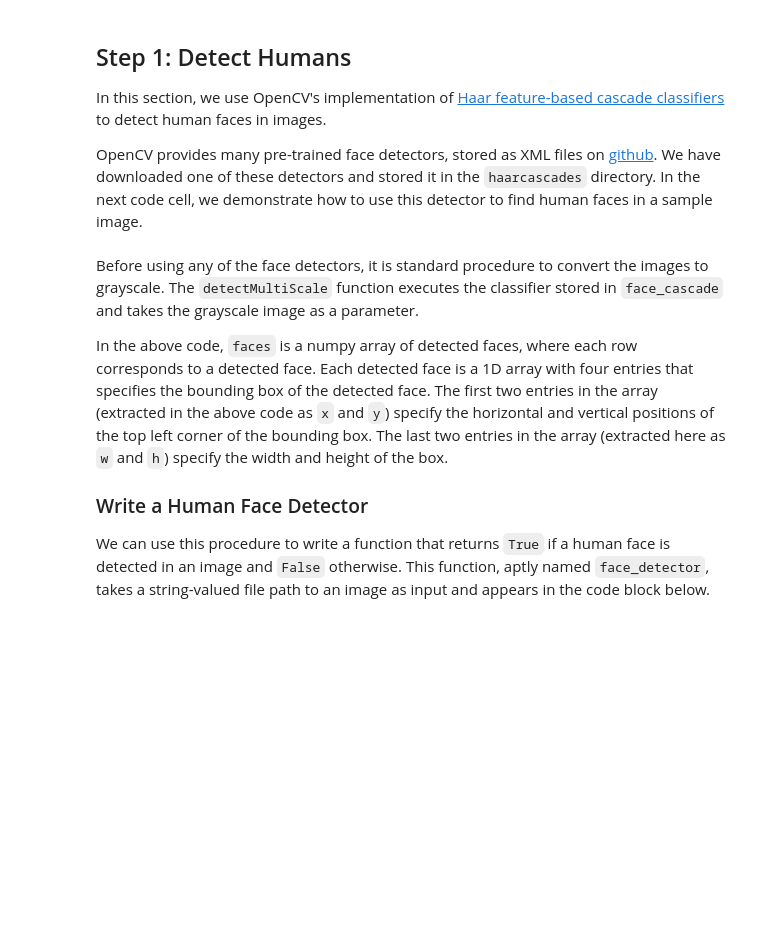
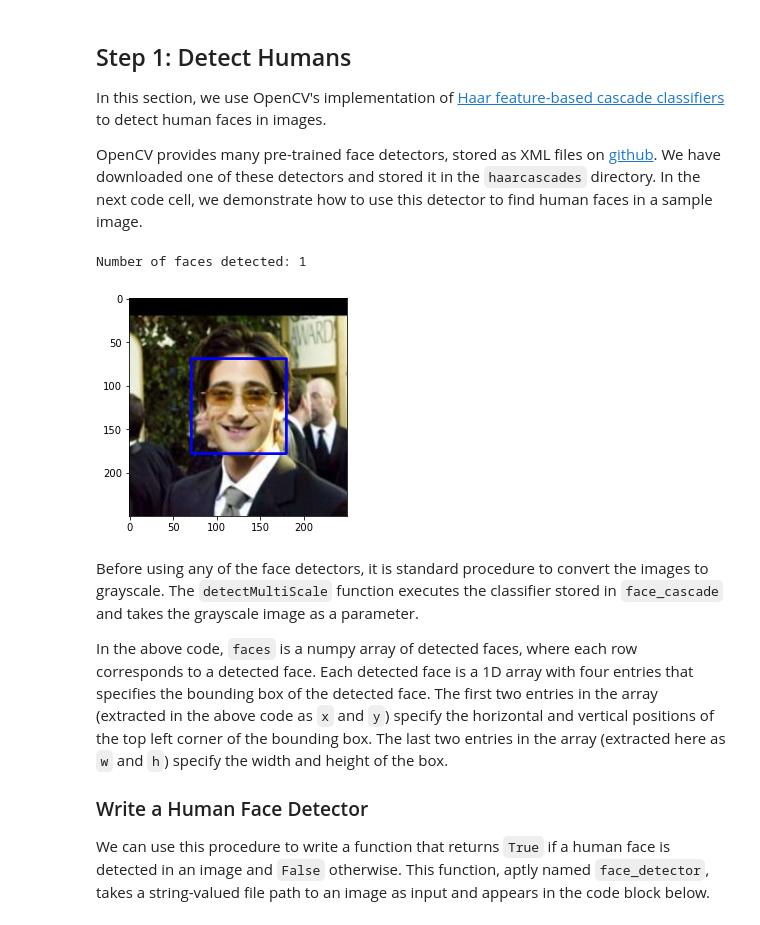
Before and after one commit to albert-kuc/Dog-Breed-Classifier, a Jupyter notebook: dog_app.ipynb, the cells around one changed output. Drawn from its saved outputs; the diff is of its cells as text; code cells hidden in the pictures; blank space fills up the shorter version.

```diff
--- a/dog_app.ipynb
+++ b/dog_app.ipynb
@@ -71,33 +74,37 @@ OpenCV provides many pre-trained face detectors, stored as XML files on [github]
 # %%
 import cv2
 import matplotlib.pyplot as plt
 %matplotlib inline
 
 # extract pre-trained face detector
 face_cascade = cv2.CascadeClassifier('haarcascades/haarcascade_frontalface_alt.xml')
 
 # load color (BGR) image
-img = cv2.imread(human_files[0])
+img = cv2.imread(human_files[100])
+
 # convert BGR image to grayscale
 gray = cv2.cvtColor(img, cv2.COLOR_BGR2GRAY)
 
 # find faces in image
 faces = face_cascade.detectMultiScale(gray)
 
 # print number of faces detected in the image
 print('Number of faces detected:', len(faces))
 
 # get bounding box for each detected face
 for (x,y,w,h) in faces:
     # add bounding box to color image
     cv2.rectangle(img,(x,y),(x+w,y+h),(255,0,0),2)
 
 # convert BGR image to RGB for plotting
 cv_rgb = cv2.cvtColor(img, cv2.COLOR_BGR2RGB)
 
 # display the image, along with bounding box
 plt.imshow(cv_rgb)
 plt.show()
+# %% [output]
+Number of faces detected: 1
+[figure, added]
 # %% [markdown]
 Before using any of the face detectors, it is standard procedure to convert the images to grayscale.  The `detectMultiScale` function executes the classifier stored in `face_cascade` and takes the grayscale image as a parameter.
 
```
Also changed, not shown: parts of 10 cells of this notebook.
